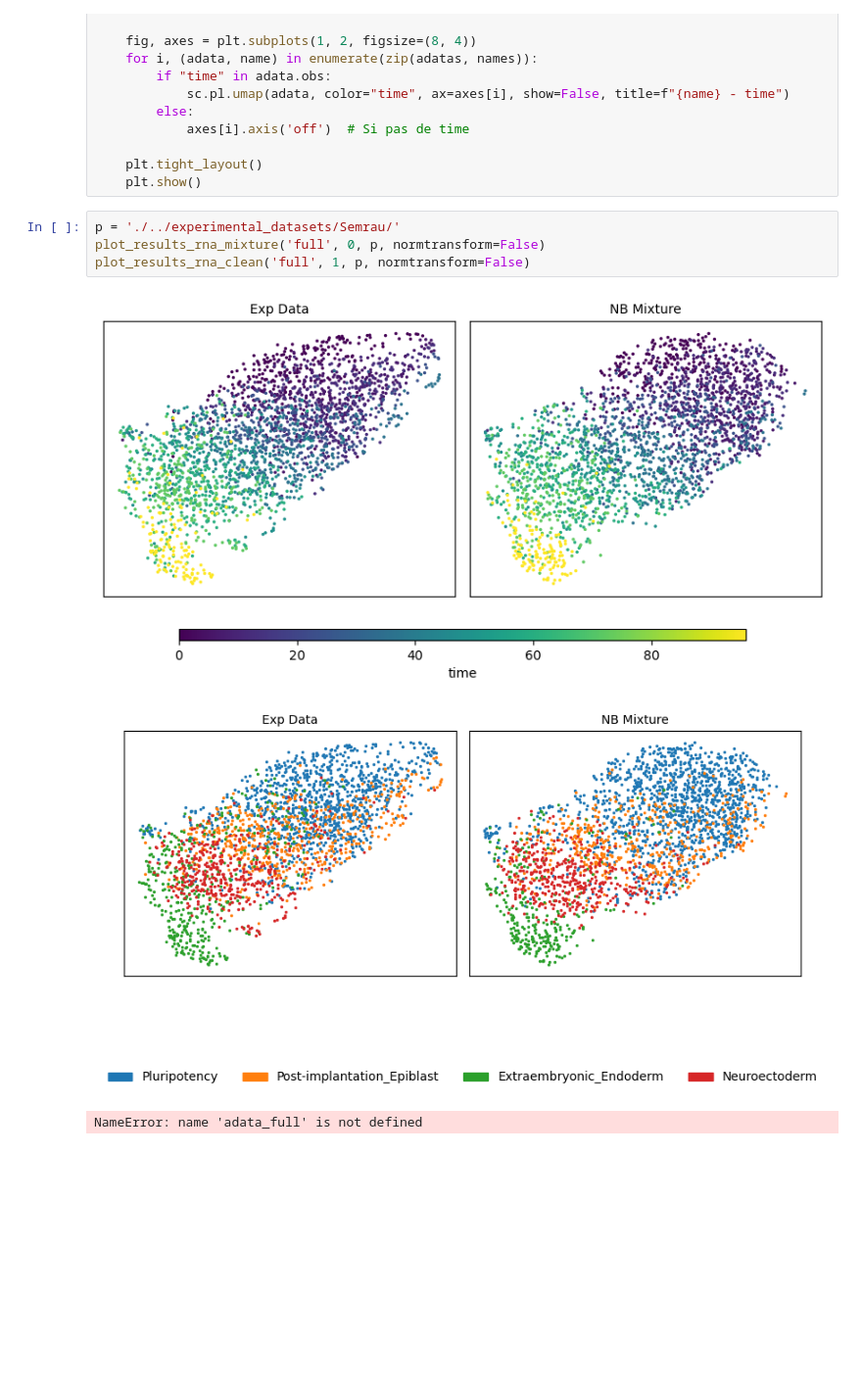
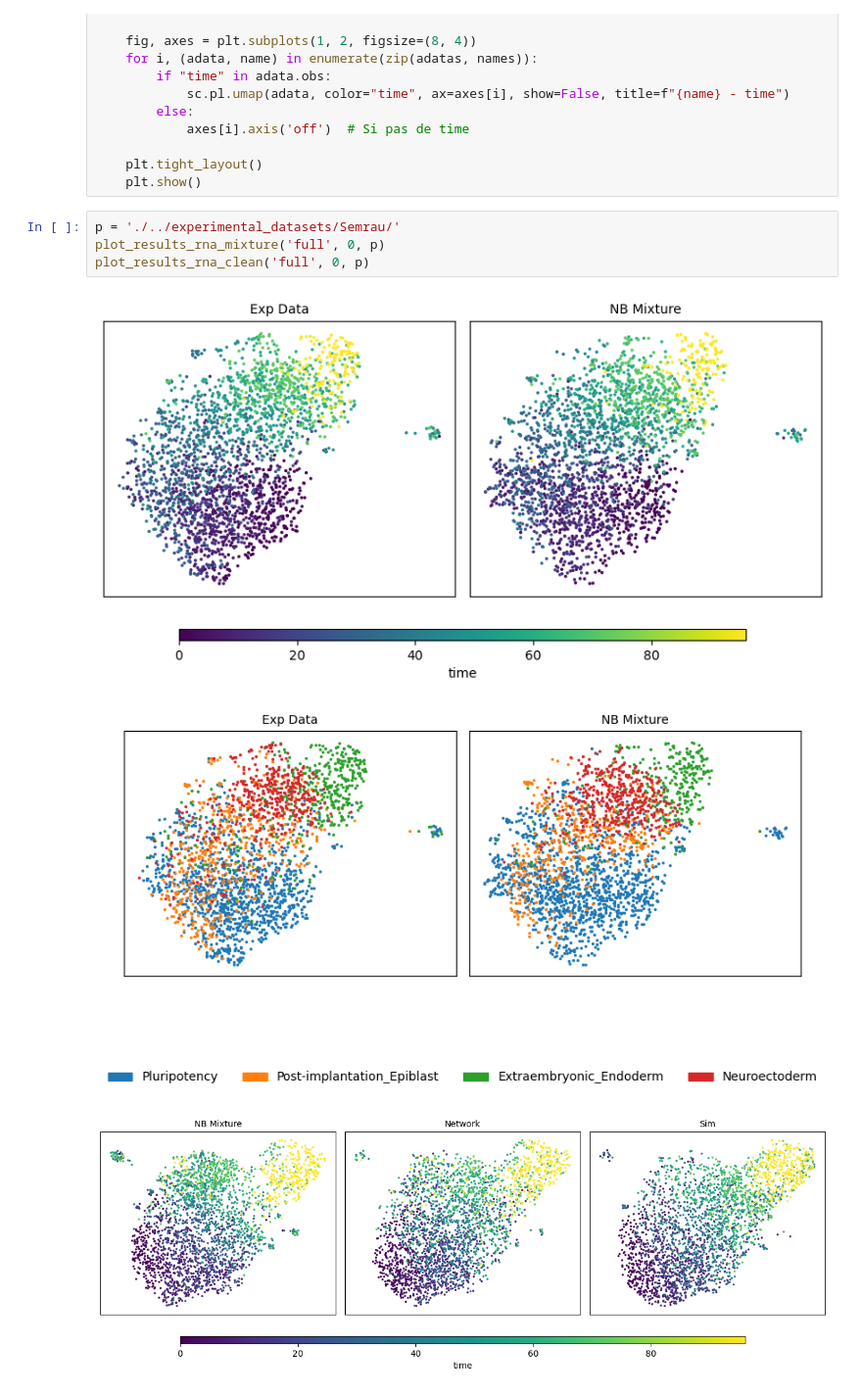
Before and after one commit to eliasventre/CardamomOT, a Jupyter notebook: utils/plot_data_to_sim.ipynb, the cells around one changed output. Shown at 98% size. Saved outputs shown, nothing was run; the diff lists cells and outputs as text; blank space fills up the shorter version.

```diff
--- a/utils/plot_data_to_sim.ipynb
+++ b/utils/plot_data_to_sim.ipynb
@@ -382,9 +382,9 @@ def plot_results_prot(project_on_full, p, stim=1.0, prior=1.0):
     plt.show()
 # %%
 p = './../experimental_datasets/Semrau/'
-plot_results_rna_mixture('full', 0, p, normtransform=False)
-plot_results_rna_clean('full', 1, p, normtransform=False)
+plot_results_rna_mixture('full', 0, p)
+plot_results_rna_clean('full', 0, p)
 # %% [output]
-[figure, old version]
+[figure, new version]
-[figure, old version]
+[figure, new version]
-NameError: name 'adata_full' is not defined
+[figure, added]
```
Also changed, not shown: parts of 3 cells of this notebook, 8 other files.
